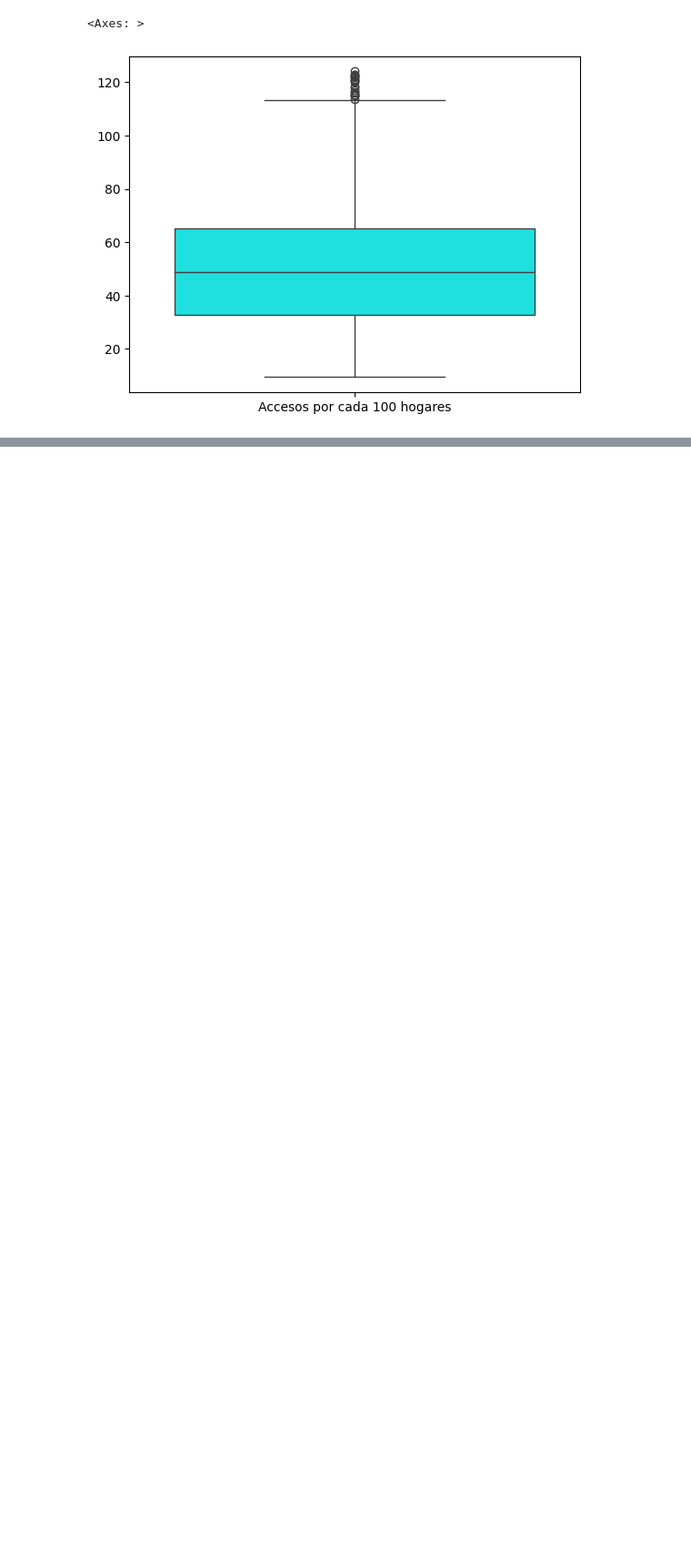
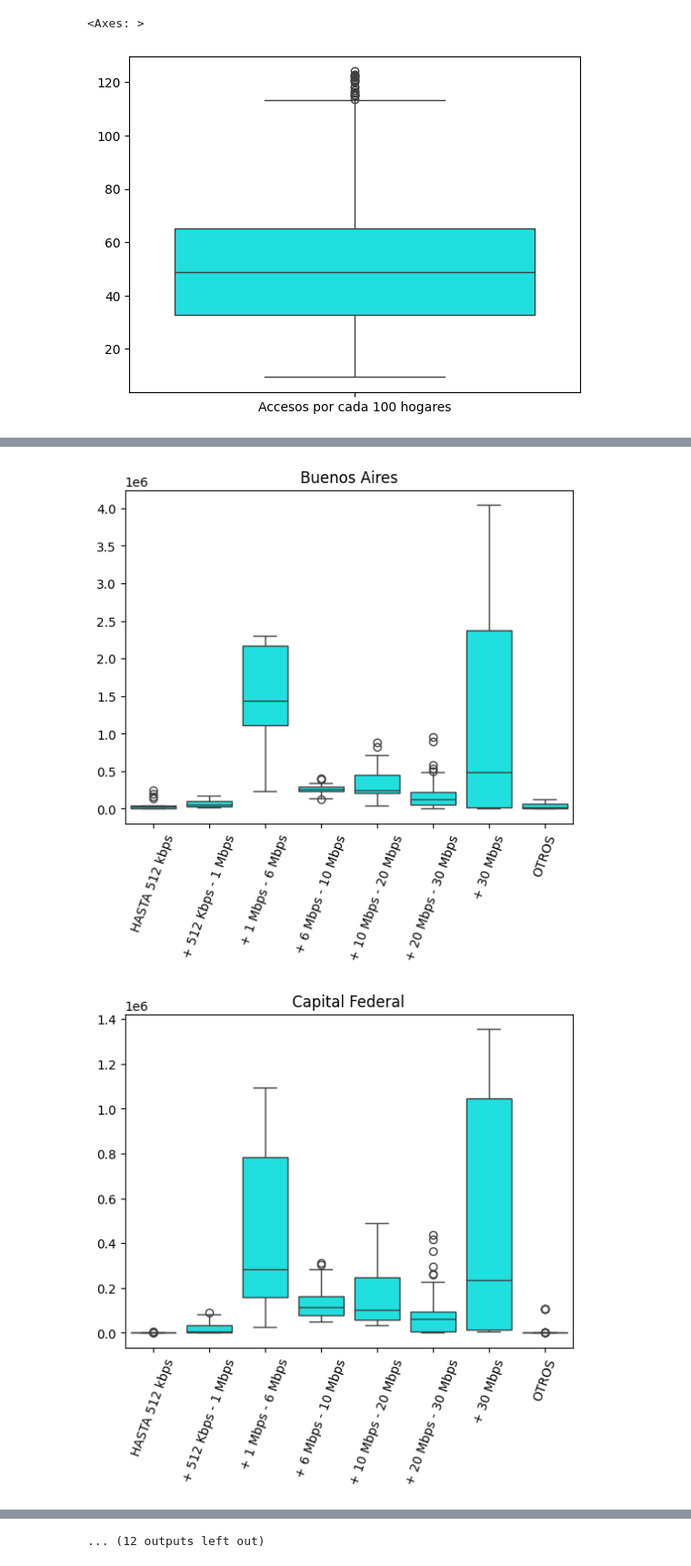
Before and after one commit to Miguel-David-Llanos-Lopez/PI-2-henry, a Jupyter notebook: notebooks/EDA.ipynb, the cells around one changed output, grey strips where cells are left out. Shown at 91% size. Saved outputs shown, nothing was run; the diff lists cells and outputs as text; code cells hidden in the pictures; blank space fills up the shorter version.

```diff
--- a/notebooks/EDA.ipynb
+++ b/notebooks/EDA.ipynb
@@ -138,0 +159,8 @@ podemos ver que hay una gran cantidad de outliers en accesos_velocidad y accesos
+# %%
+for i in accesos_velocidad['Provincia'].unique():
+    plt.xticks(rotation= 70)
+    sns.boxplot(accesos_velocidad[accesos_velocidad['Provincia'] == i].drop(columns=['Año', 'Trimestre', 'Total']),color='cyan').set(title=i)
+    plt.show()
+# %% [output]
+[figure, added]
+[figure, added]
@@ -138,0 +177 @@ podemos ver que hay una gran cantidad de outliers en accesos_velocidad y accesos
+... (12 outputs left out)
```
Also changed, not shown: parts of 11 cells of this notebook, 2 other files.
